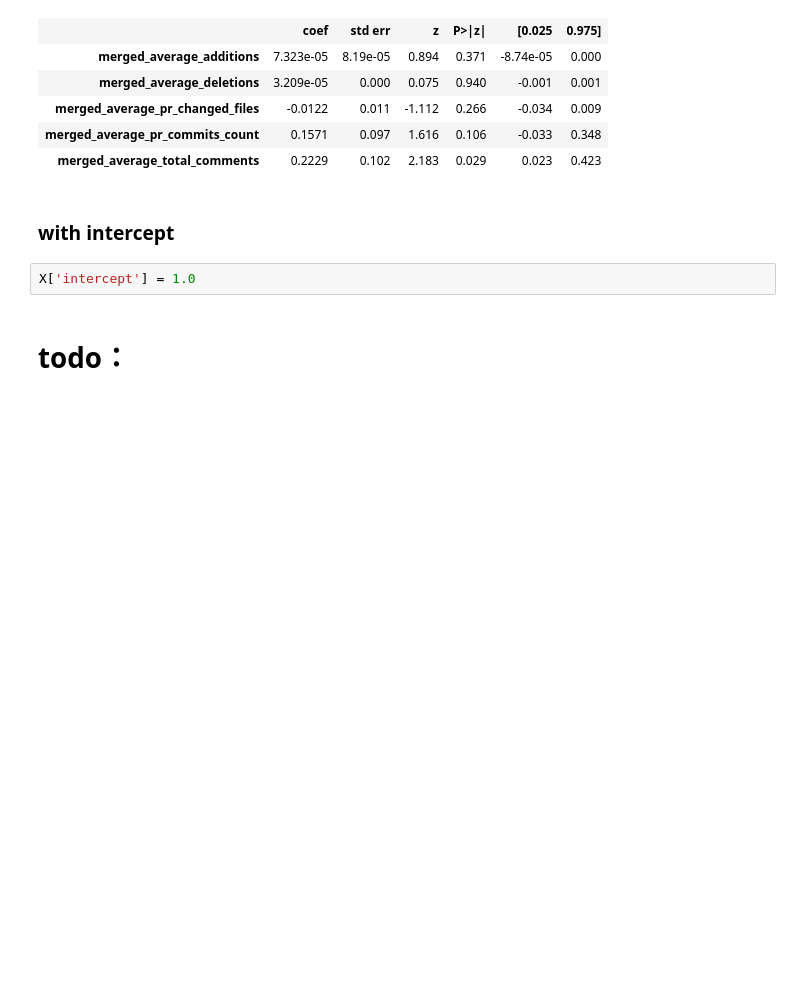
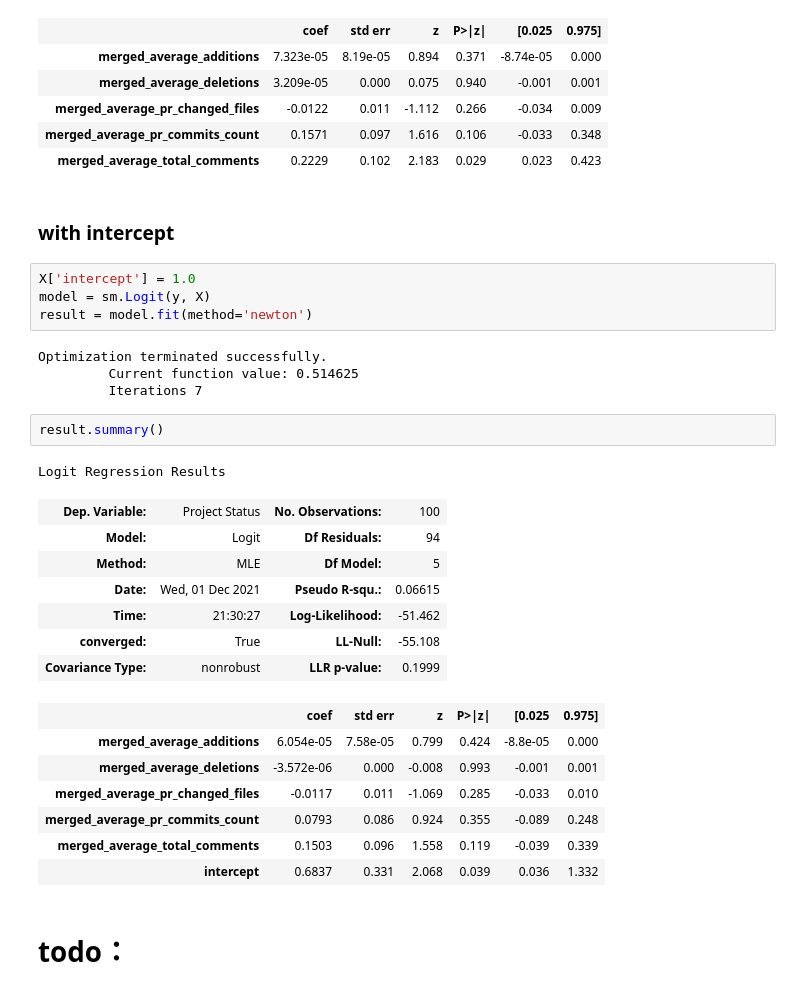
Before and after one commit to njswdwy/ECS260-Project, a Jupyter notebook: exploratory data analysis.ipynb, the cells around one changed output. Cells and saved outputs as stored; diff of their text form; blank space fills up the shorter version.

Commit message:
result with intercept

```diff
--- a/exploratory data analysis.ipynb
+++ b/exploratory data analysis.ipynb
@@ -437,8 +437,32 @@ Logit Regression Results
 | merged_average_total_comments | 0.2229 | 0.102 | 2.183 | 0.029 | 0.023 | 0.423 |
 # %% [markdown]
 ### with intercept
-# %%
-X['intercept'] = 1.0
+# %%
+X['intercept'] = 1.0
+model = sm.Logit(y, X)
+result = model.fit(method='newton')
+# %% [output]
+Optimization terminated successfully.
+         Current function value: 0.514625
+         Iterations 7
+# %%
+result.summary()
+# %% [output]
+Logit Regression Results
+| Dep. Variable: | Project Status | No. Observations: | 100 |
+| Model: | Logit | Df Residuals: | 94 |
+| Method: | MLE | Df Model: | 5 |
+| Date: | Wed, 01 Dec 2021 | Pseudo R-squ.: | 0.06615 |
+| Time: | 21:30:27 | Log-Likelihood: | -51.462 |
+| converged: | True | LL-Null: | -55.108 |
+| Covariance Type: | nonrobust | LLR p-value: | 0.1999 |
+|  | coef | std err | z | P>|z| | [0.025 | 0.975] |
+| merged_average_additions | 6.054e-05 | 7.58e-05 | 0.799 | 0.424 | -8.8e-05 | 0.000 |
+| merged_average_deletions | -3.572e-06 | 0.000 | -0.008 | 0.993 | -0.001 | 0.001 |
+| merged_average_pr_changed_files | -0.0117 | 0.011 | -1.069 | 0.285 | -0.033 | 0.010 |
+| merged_average_pr_commits_count | 0.0793 | 0.086 | 0.924 | 0.355 | -0.089 | 0.248 |
+| merged_average_total_comments | 0.1503 | 0.096 | 1.558 | 0.119 | -0.039 | 0.339 |
+| intercept | 0.6837 | 0.331 | 2.068 | 0.039 | 0.036 | 1.332 |
 # %% [markdown]
 # todo：
 # %% [markdown]
```
